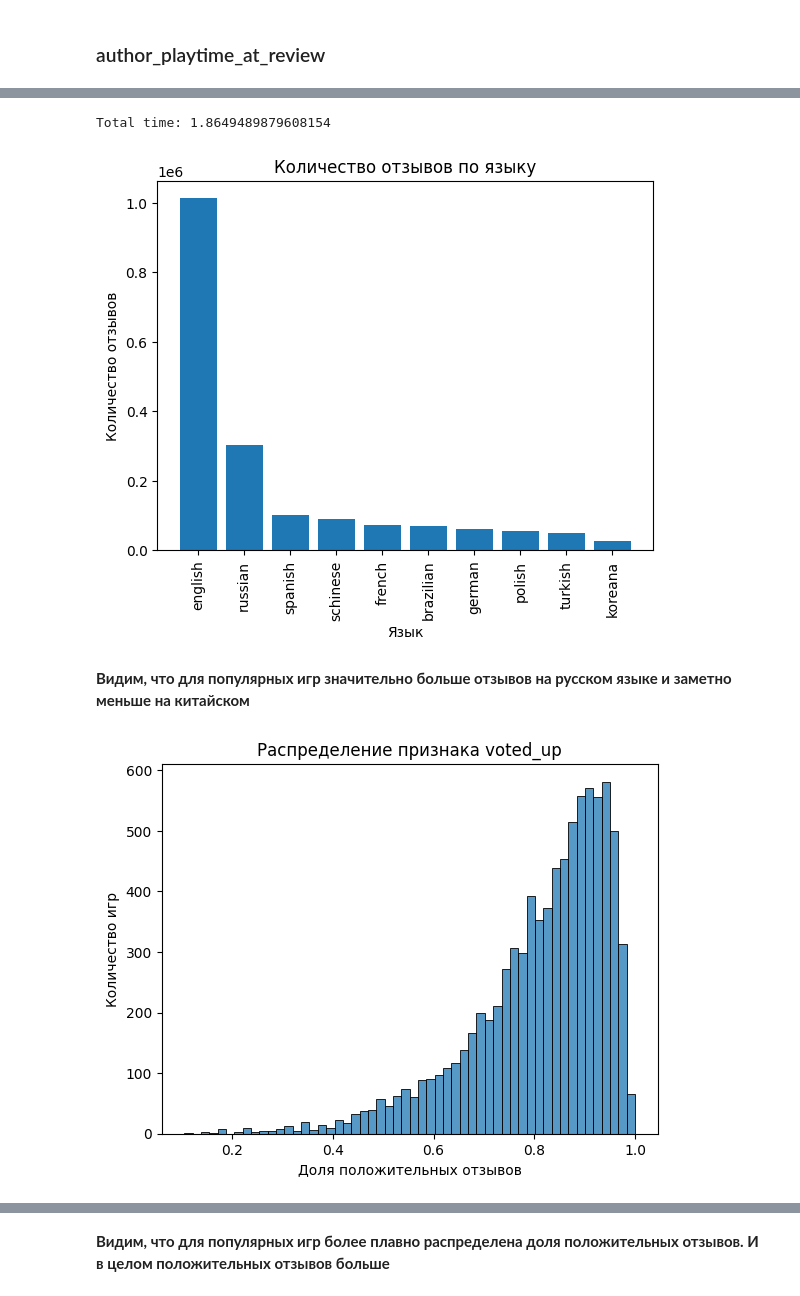
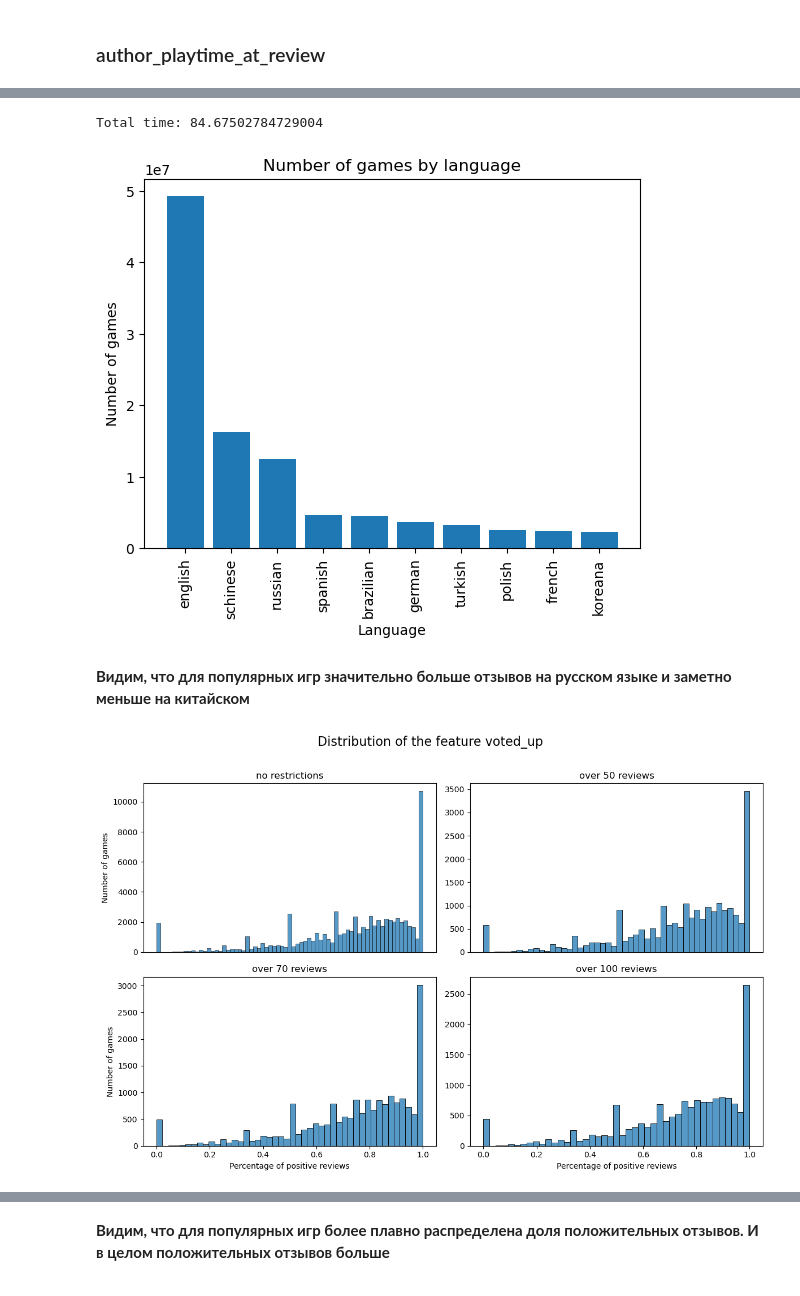
Before and after one commit to avermilov/Steam2Rec, a Jupyter notebook: EDA/EDA_reviews.ipynb, the cells around one changed output, grey strips where cells are left out. Saved outputs shown, nothing was run; the diff lists cells and outputs as text; code cells hidden in the pictures.

```diff
--- a/EDA/EDA_reviews.ipynb
+++ b/EDA/EDA_reviews.ipynb
@@ -23,6 +24,6 @@ warnings.filterwarnings("ignore")
 pd.set_option("display.max_columns", None)
 # %%
-N_JOBS = 12
-df_games = pd.read_csv("games_clean.csv")
+N_JOBS = -1
+df_games = pd.read_csv("games_jan2024.csv")
 df_games = df_games[['AppID', 'Name', 'Positive', 'Negative', "Estimated owners"]]
 # %% [markdown]
@@ -560,3 +484,5 @@ df_games.sort_values(by='author_playtime_at_review', ascending=False)[:10]
+# %%
+df_games = df_games.select_dtypes([int, float])
 # %%
 corr_matrix = df_games.iloc[:, 2:].corr()
 sns.heatmap(corr_matrix)
@@ -592,6 +522,9 @@ plot_correlated_features('author_playtime_last_two_weeks', 'author_playtime_at_r
 # %%
-df_games["TotalReviews"] = df_games["Positive"] + df_games["Negative"]
+df["TotalReviews"] = df_games["Positive"] + df_games["Negative"]
 
-df_popular = df_games[~df_games["Estimated owners"].isin(["0 - 0", "0 - 20000"])]
-df_popular = df_games.query("TotalReviews >= 400")
+df_popular_50 = df.query("TotalReviews >= 50")
+df_popular_70 = df.query("TotalReviews >= 70")
+df_popular_100 = df.query("TotalReviews >= 100")
+
+df_popular = df.query("TotalReviews >= 100")
 # %%
@@ -640,19 +609,20 @@ df_popular.describe(percentiles=[0.01, 0.05, 0.1, 0.25, 0.5, 0.75, 0.9, 0.95, 0.
-# %%
-language_counter = FeatureCounter('language', N_JOBS, condition=True)
-dict_languages = language_counter.get_all_feature_counts()
-
-sorted_lang = sorted(dict_languages.items(), key=lambda item: item[1], reverse=True)
-sorted_lang_df = pd.DataFrame(sorted_lang[:10], columns=['language', 'Count'])
-# %% [output]
-Total time: 1.8649489879608154
+# %%
+language_counter = FeatureCounter('language', N_JOBS)
+dict_languages = language_counter.get_all_feature_counts()
+
+sorted_lang = sorted(dict_languages.items(), key=lambda item: item[1], reverse=True)
+sorted_lang_df = pd.DataFrame(sorted_lang[:10], columns=['language', 'Count'])
+# %% [output]
+Total time: 84.67502784729004
 # %%
-make_barplot('language', 'Count', sorted_lang_df,
-             'Язык', 'языку', rotation=True)
+make_barplot('language', sorted_lang_df,
+             'Language', 'language', rotation=True, pre_counted = True)
 # %% [output]
-[figure, old version]
+[figure, new version]
 # %% [markdown]
 **Видим, что для популярных игр значительно больше отзывов на русском языке и заметно меньше на китайском**
 # %%
-make_histplot('voted_up', df_popular, 'Доля положительных отзывов', rotation=False)
+make_histplot_filtr('voted_up', [df, df_popular_50, df_popular_70, df_popular_100],
+                    'Percentage of positive reviews', rotation=False)
 # %% [output]
-[figure, old version]
+[figure, new version]
```
Also changed, not shown: parts of 98 cells of this notebook, 2 other files.
